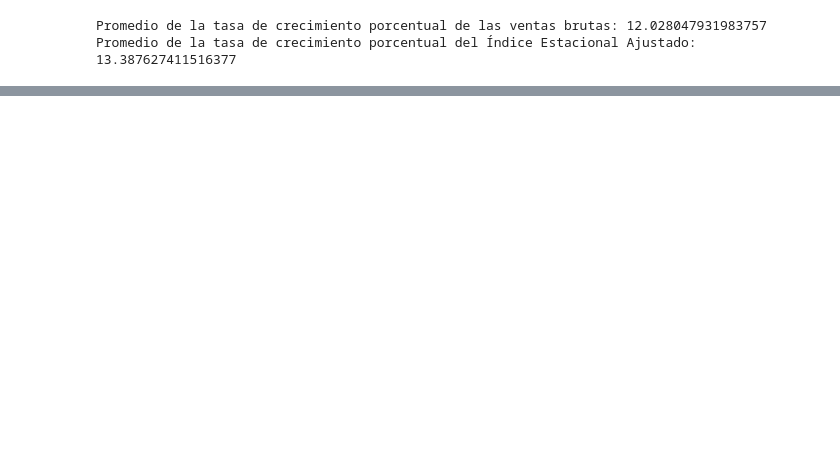
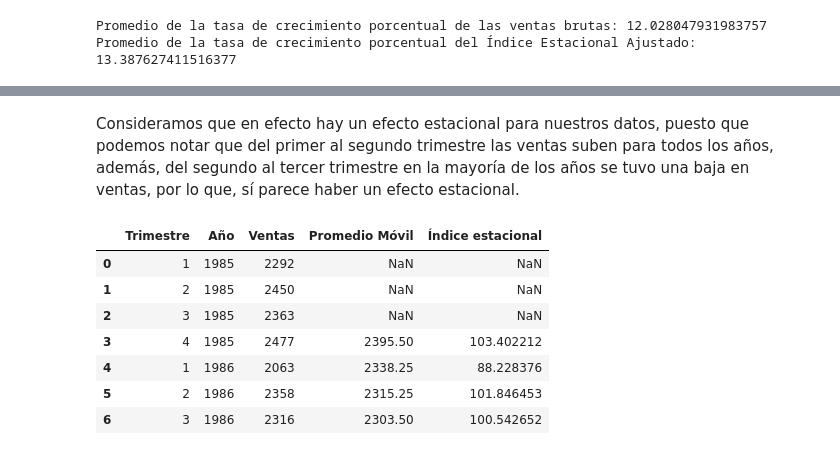
Before and after one commit to maferpy/unidad9, a Jupyter notebook: pronosticos.ipynb, the cells around one changed output, grey strips where cells are left out. Cells and saved outputs as stored; diff of their text form; code cells hidden in the pictures; blank space fills up the shorter version.

```diff
--- a/pronosticos.ipynb
+++ b/pronosticos.ipynb
@@ -279,0 +320,15 @@ df.head()
+# %% [markdown]
+Consideramos que en efecto hay un efecto estacional para nuestros datos, puesto que podemos notar que del primer al segundo trimestre las ventas suben para todos los años, además, del segundo al tercer trimestre en la mayoría de los años se tuvo una baja en ventas, por lo que, sí parece haber un efecto estacional.
+# %%
+df['Promedio Móvil'] = df['Ventas'].rolling(window=4).mean()
+df['Índice estacional'] = (df['Ventas']/df['Promedio Móvil'])*100
+df.head(7)
+# %% [output]
+|  | Trimestre | Año | Ventas | Promedio Móvil | Índice estacional |
+| 0 | 1 | 1985 | 2292 | NaN | NaN |
+| 1 | 2 | 1985 | 2450 | NaN | NaN |
+| 2 | 3 | 1985 | 2363 | NaN | NaN |
+| 3 | 4 | 1985 | 2477 | 2395.50 | 103.402212 |
+| 4 | 1 | 1986 | 2063 | 2338.25 | 88.228376 |
+| 5 | 2 | 1986 | 2358 | 2315.25 | 101.846453 |
+| 6 | 3 | 1986 | 2316 | 2303.50 | 100.542652 |
```
Also changed, not shown: parts of 15 cells of this notebook, 1 other file.
